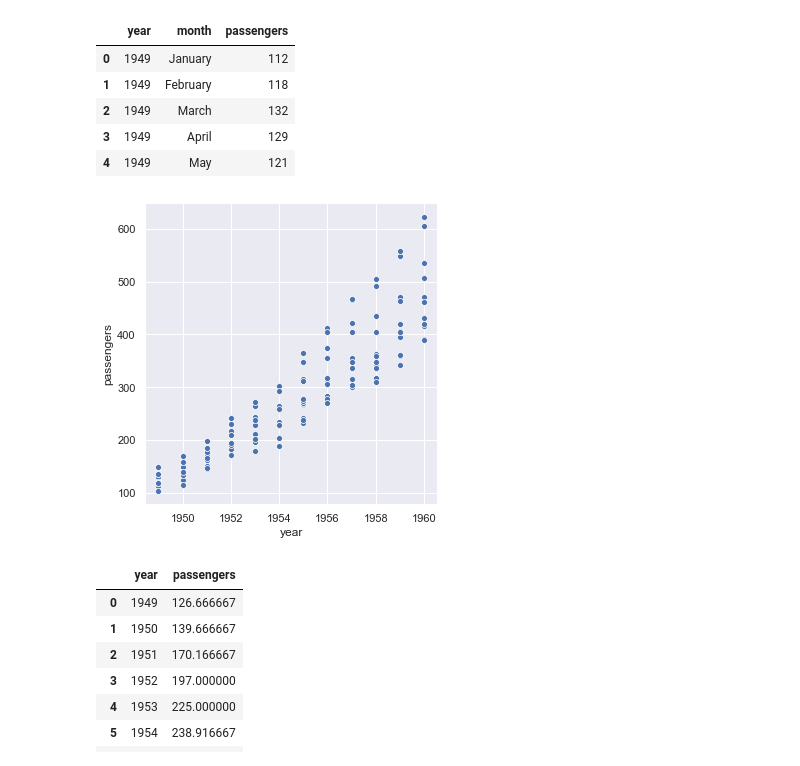
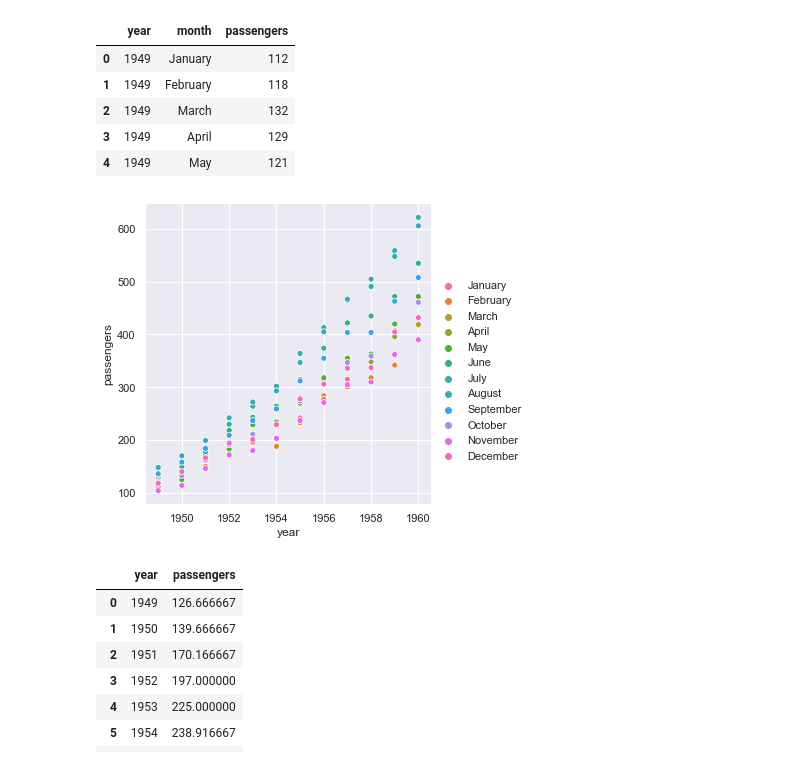
Before and after one commit to maisjamil1/amman-python-401d1, a Jupyter notebook: class-14/demo/flights_seaborn/flights.ipynb, the cells around one changed output. Saved outputs shown, nothing was run; the diff lists cells and outputs as text; code cells hidden in the pictures.

Commit message:
hue now works for months variable in flights dataset

```diff
--- a/class-14/demo/flights_seaborn/flights.ipynb
+++ b/class-14/demo/flights_seaborn/flights.ipynb
@@ -39,9 +39,9 @@ flights.head(5)
 | 3 | 1949 | April | 129 |
 | 4 | 1949 | May | 121 |
 # %%
-sns.relplot(x='year', y='passengers', data=flights);
+sns.relplot(x='year', y='passengers', hue=flights.month.tolist(), data=flights);
 # %% [output]
-[figure, old version]
+[figure, new version]
 # %%
 year_sums = flights.groupby('year', as_index=False).sum()
 year_mean = flights.groupby('year', as_index=False).mean()
```
Also changed, not shown: parts of 1 cell of this notebook.
